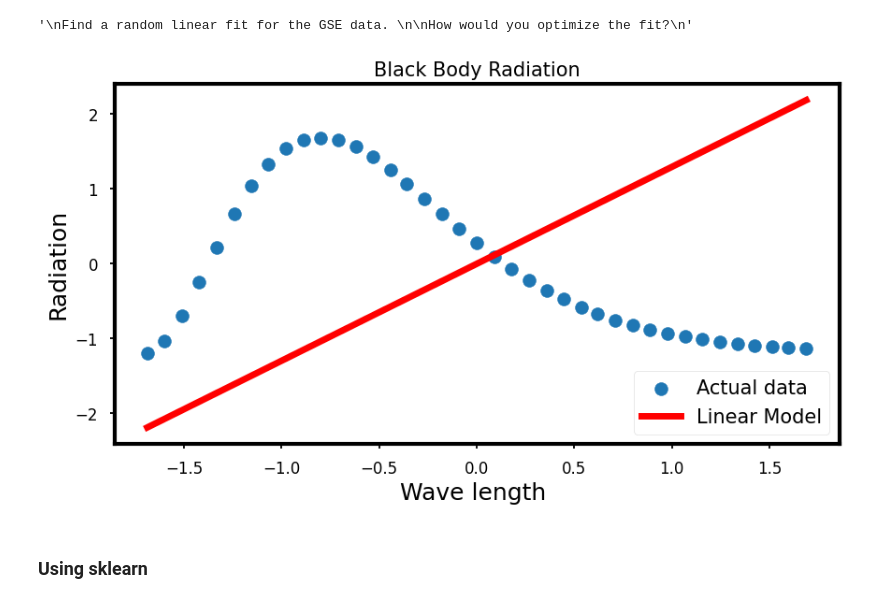
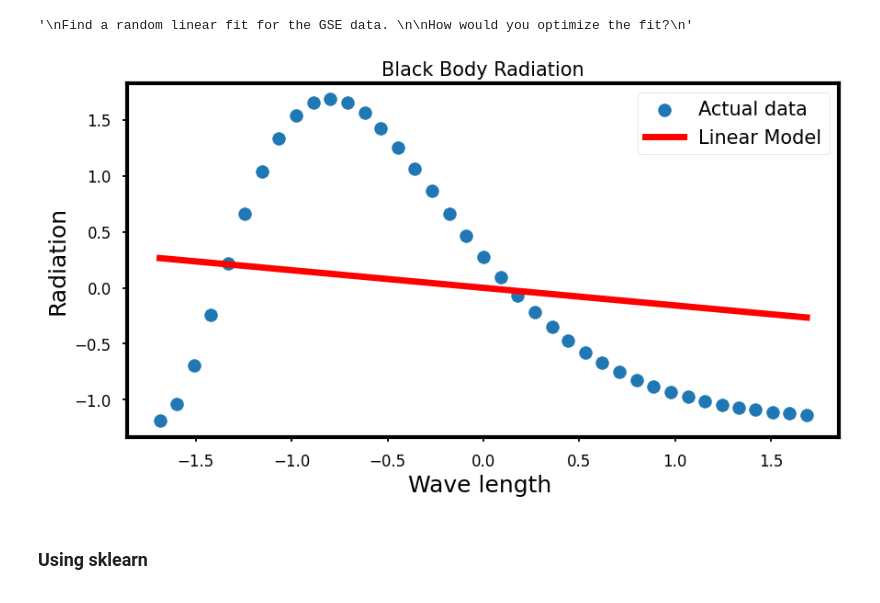
Before and after one commit to sraeisi/MachineLearning_Physics, a Jupyter notebook: 1/MLP_Basics_Model.ipynb, the cells around one changed output. Saved outputs shown, nothing was run; the diff lists cells and outputs as text; code cells hidden in the pictures.

```diff
--- a/1/MLP_Basics_Model.ipynb
+++ b/1/MLP_Basics_Model.ipynb
@@ -6,7 +6,7 @@
 import numpy as np
 import pandas as pd
 import matplotlib.pyplot as plt
-plt.style.use('seaborn-talk')
+# plt.style.use('seaborn-v0_8-talk')
 
 from matplotlib import rcParams
 # rcParams['figure.figsize'] = 15,7
@@ -191,25 +211,26 @@ Does it seem right?
 # %%
 from sklearn.preprocessing import scale
 n_s_rate = 20
 
 X_bbr = scale(data_bbr['0'][::n_s_rate])
 Y_bbr = scale(data_bbr['T'][::n_s_rate])
+w_random = np.random.uniform(-5,5, (1,1))
 model = test_model(-w_random, 0)
 
 n_s_rate=1
 
 x_label = 'Wave length '
 y_label = 'Radiation'
 plt_title = 'Black Body Radiation'
 fig = plt.figure()
 ax = fig.add_subplot(111, xlabel=x_label, ylabel=y_label, title=plt_title)
 ax.scatter(X_bbr, Y_bbr, label = 'Actual data')
 ax.plot(X_bbr, model(X_bbr), c='r', label='Linear Model')
 
 ax.legend()
 plt.show()
 # %% [output]
-[figure, old version]
+[figure, new version]
 # %% [markdown]
 ### Using sklearn
 # %%
```
Also changed, not shown: parts of 18 cells of this notebook.
